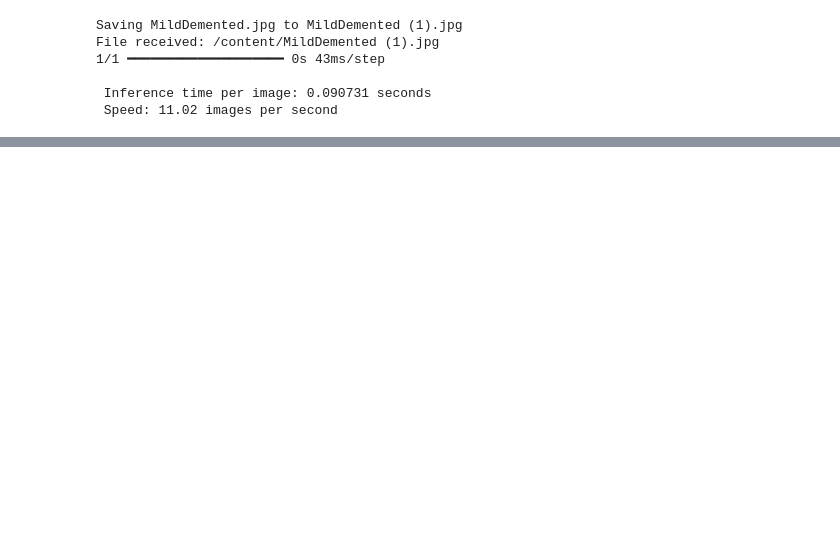
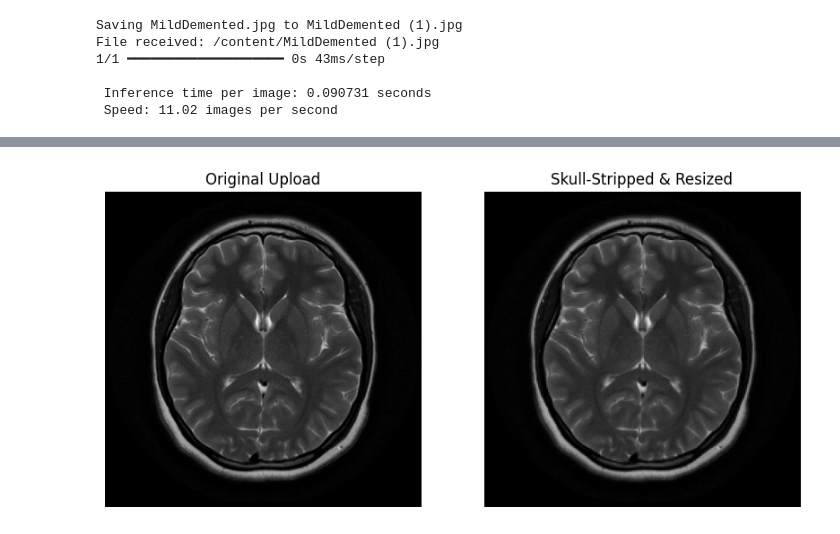
Before and after one commit to DevBatra05/DeepLearningLab, a Jupyter notebook: Project.ipynb, the cells around one changed output, grey strips where cells are left out. Cells and saved outputs as stored; diff of their text form; code cells hidden in the pictures; blank space fills up the shorter version.

```diff
--- a/Project.ipynb
+++ b/Project.ipynb
@@ -1256,3 +1256,83 @@ File received: /content/MildDemented (1).jpg
 
  Inference time per image: 0.090731 seconds
  Speed: 11.02 images per second
+# %%
+import cv2
+import numpy as np
+import matplotlib.pyplot as plt
+from google.colab import files
+from tensorflow.keras.preprocessing import image
+from tensorflow.keras.applications.vgg16 import preprocess_input
+
+def simple_skull_strip(img):
+    """
+    Removes the skull from the MRI image to help the model focus on the brain.
+    """
+    # Convert to grayscale
+    gray = cv2.cvtColor(img, cv2.COLOR_BGR2GRAY)
+
+    # Threshold to separate brain from background
+    ret, thresh = cv2.threshold(gray, 0, 255, cv2.THRESH_BINARY_INV + cv2.THRESH_OTSU)
+
+    # Find the largest contour (the brain)
+    contours, _ = cv2.findContours(thresh, cv2.RETR_TREE, cv2.CHAIN_APPROX_SIMPLE)
+
+    if contours:
+        # Pick the biggest contour (usually the brain/skull boundary)
+        c = max(contours, key=cv2.contourArea)
+        x, y, w, h = cv2.boundingRect(c)
+        # Crop to that area
+        brain_crop = img[y:y+h, x:x+w]
+        return brain_crop
+    else:
+        return img
+
+# --- STEP 1: UPLOAD ---
+print("Please upload your MRI image:")
+uploaded = files.upload()
+
+for filename in uploaded.keys():
+    path = filename
+    print(f"\nProcessing {filename}...")
+
+    # Read the image
+    img = cv2.imread(path)
+
+    # --- STEP 2: PREPROCESS (Skull Strip + Resize) ---
+    # Apply the skull stripping function
+    stripped_img = simple_skull_strip(img)
+
+    # Resize to the size your model expects (224x224)
+    final_img = cv2.resize(stripped_img, (224, 224))
+
+    # --- STEP 3: DISPLAY RESULTS ---
+    fig, axes = plt.subplots(1, 2, figsize=(10, 5))
+
+    # Show Original
+    axes[0].imshow(cv2.cvtColor(img, cv2.COLOR_BGR2RGB))
+    axes[0].set_title("Original Upload")
+    axes[0].axis('off')
+
+    # Show Processed (What the model will see)
+    axes[1].imshow(cv2.cvtColor(final_img, cv2.COLOR_BGR2RGB))
+    axes[1].set_title("Skull-Stripped & Resized")
+    axes[1].axis('off')
+
+    plt.show()
+
+    # --- STEP 4: PREPARE FOR PREDICTION ---
+    img_batch = np.expand_dims(final_img, axis=0)
+    img_preprocessed = preprocess_input(img_batch)
+    print("Image is ready for prediction!")
+
+    # --- STEP 5: SAVE & DOWNLOAD ---
+    # Create a new filename (e.g., "processed_image.jpg")
+    save_name = "processed_" + filename
+
+    # Save the image to the Colab disk
+    cv2.imwrite(save_name, final_img)
+    print(f"Saved locally as {save_name}")
+
+    # Trigger the download to your computer
+    files.download(save_name)
+# %% [output]
@@ -1258,0 +1344 @@ File received: /content/MildDemented (1).jpg
+[figure, added]
```
Also changed, not shown: parts of 5 cells of this notebook.
